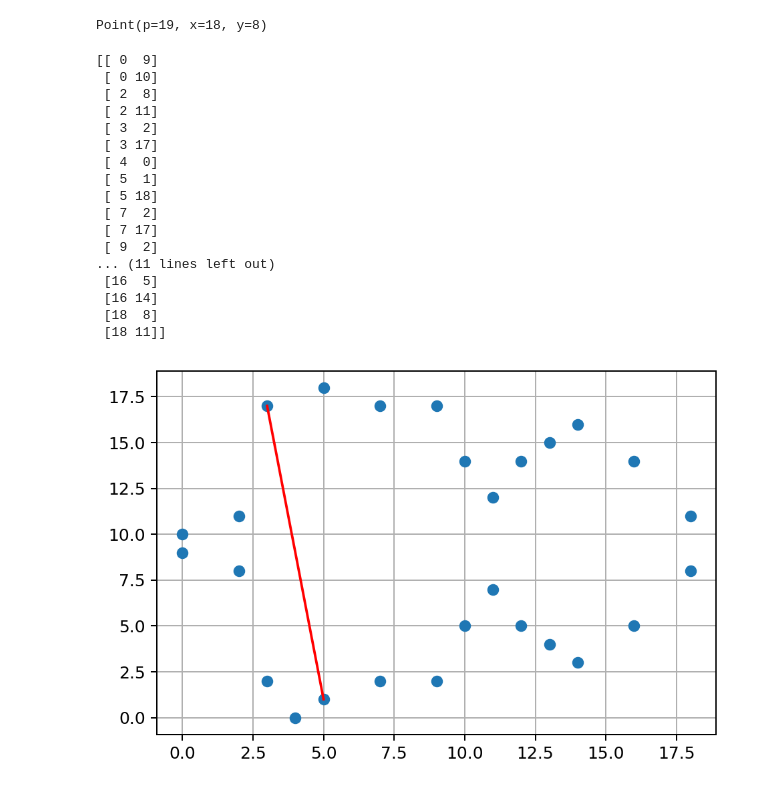
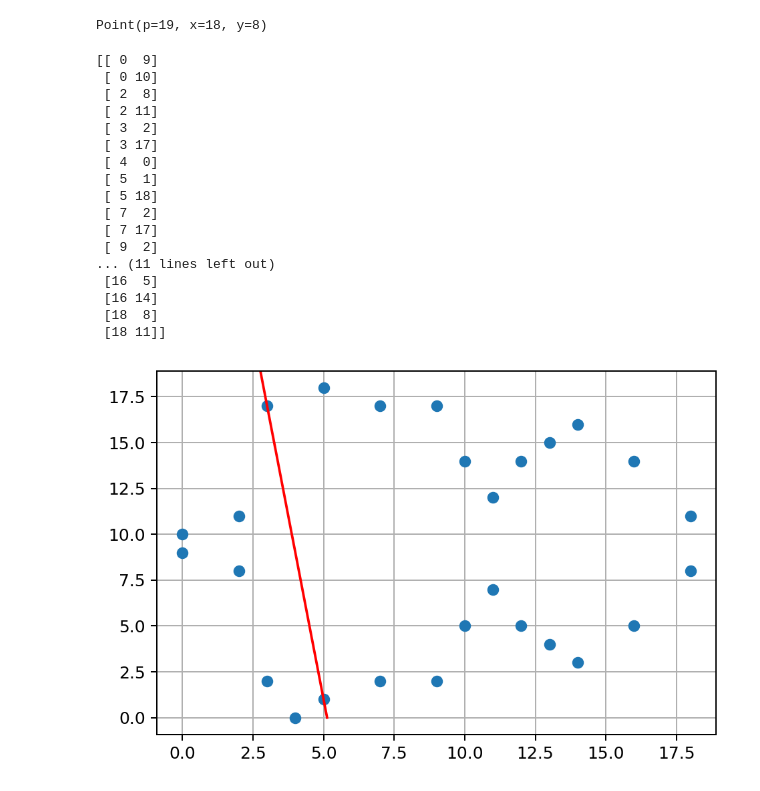
Before and after one commit to fangpenlin/elliptic-curve-explained, a Jupyter notebook: elliptic-curve-on-finite-field.ipynb, the cells around one changed output. Cells and saved outputs as stored; diff of their text form; code cells hidden in the pictures.

Commit message:
Extend line

```diff
--- a/elliptic-curve-on-finite-field.ipynb
+++ b/elliptic-curve-on-finite-field.ipynb
@@ -124,24 +124,31 @@ p2
 Point(p=19, x=18, y=8)
 # %%
 fig, ax = plot_curve(P, A, B)
-ax.add_line(mlines.Line2D([p0.x, p1.x], [p0.y, p1.y], color='r'))
+
+dx = p1.x - p0.x
+dy = p1.y - p0.y
+slope = dy / dx
+p0_offset_x = -(P - p0.y) / slope
+p1_offset_y = -p1.y / slope
+
+ax.add_line(mlines.Line2D([p0.x - p0_offset_x, p1.x + p1_offset_y], [P, 0], color='r'))
 plt.show()
 # %% [output]
 [[ 0  9]
  [ 0 10]
  [ 2  8]
  [ 2 11]
  [ 3  2]
  [ 3 17]
  [ 4  0]
  [ 5  1]
  [ 5 18]
  [ 7  2]
  [ 7 17]
  [ 9  2]
 ... (11 lines left out)
  [16  5]
  [16 14]
  [18  8]
  [18 11]]
-[figure, old version]
+[figure, new version]
```
